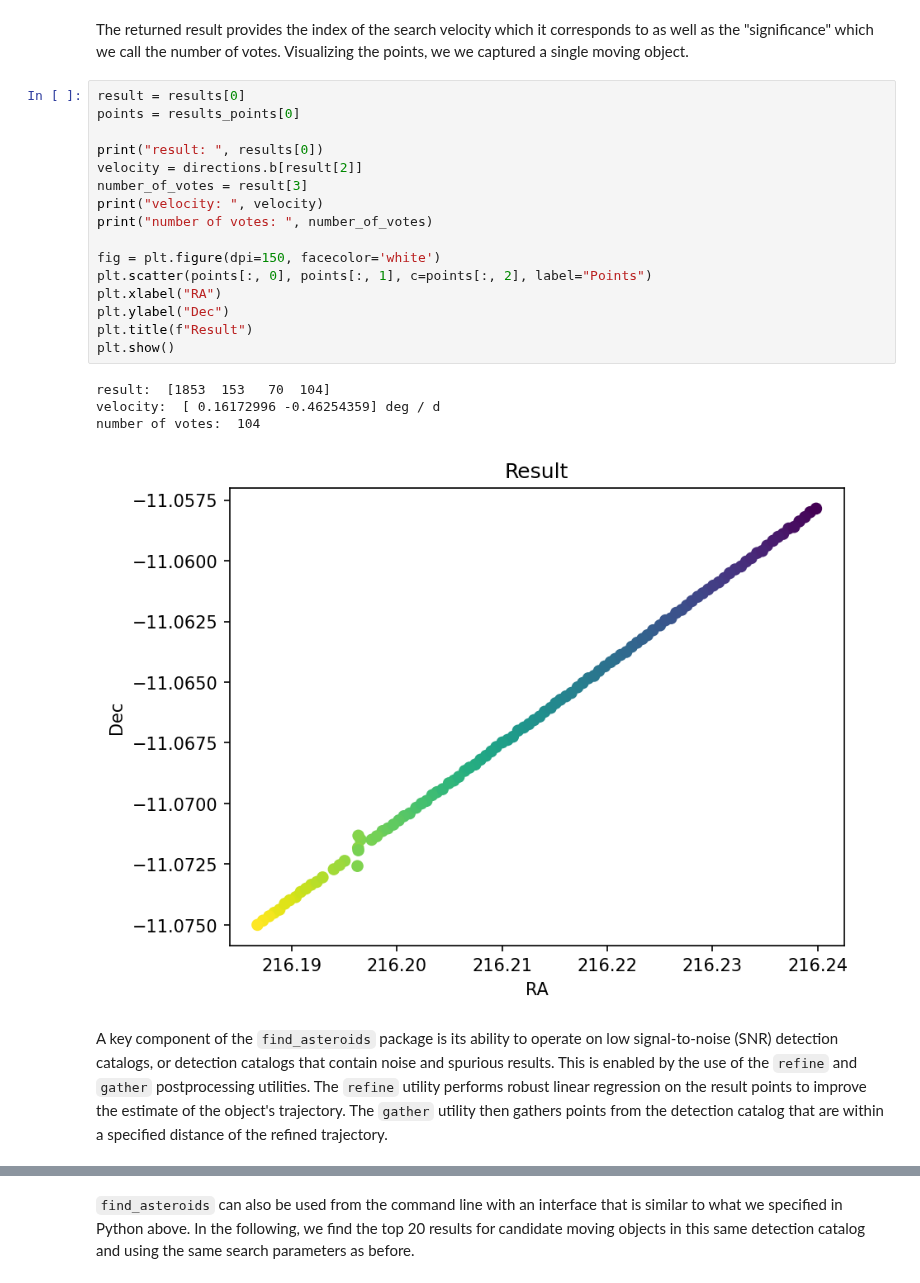
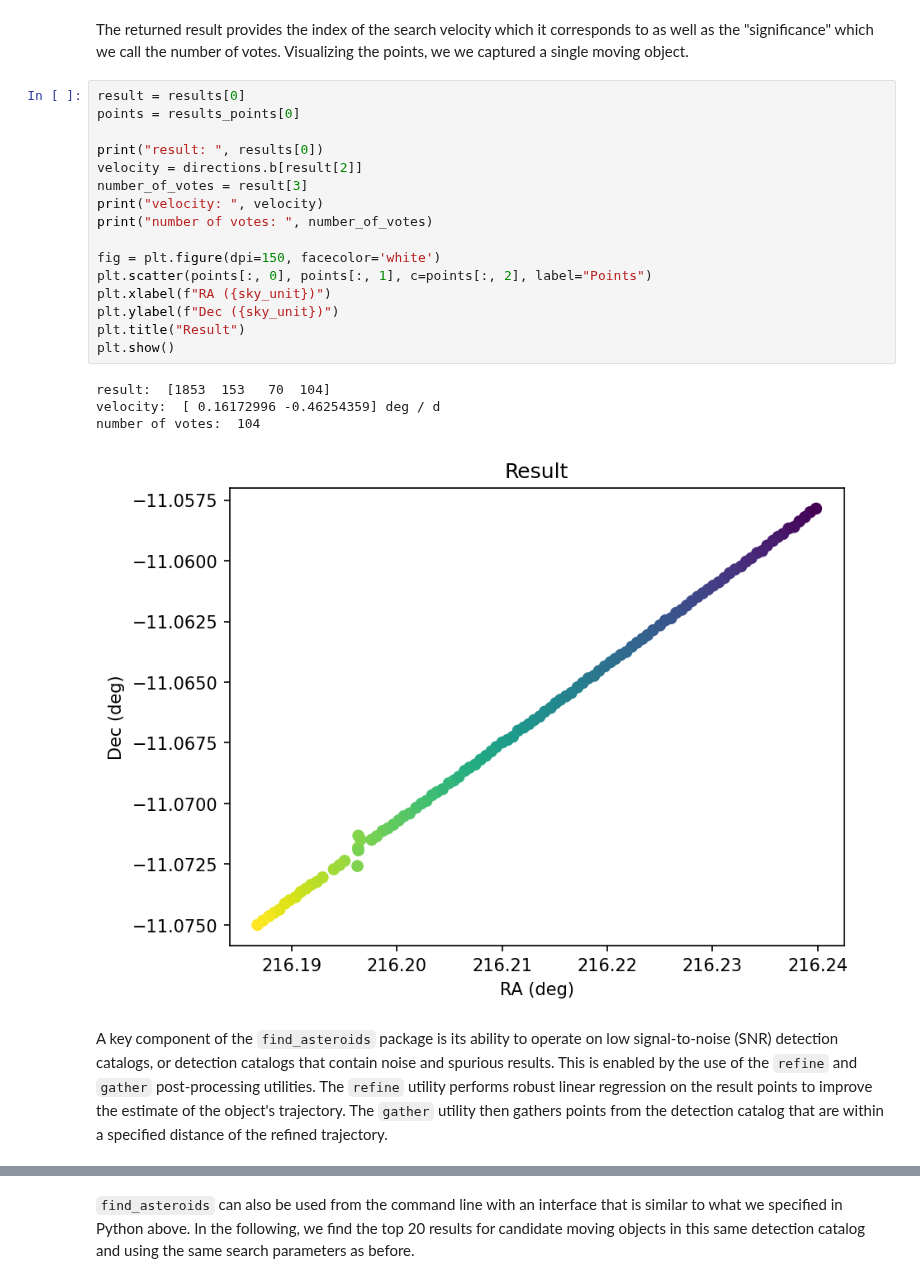
Before and after one commit to stevenstetzler/find-asteroids, a Jupyter notebook: docs/notebooks/search.ipynb, the cells around one changed output, grey strips where cells are left out. Drawn from its saved outputs; the diff is of its cells as text.

```diff
--- a/docs/notebooks/search.ipynb
+++ b/docs/notebooks/search.ipynb
@@ -66,26 +66,26 @@ The returned result provides the index of the search velocity which it correspon
 # %%
 result = results[0]
 points = results_points[0]
 
 print("result: ", results[0])
 velocity = directions.b[result[2]]
 number_of_votes = result[3]
 print("velocity: ", velocity)
 print("number of votes: ", number_of_votes)
 
 fig = plt.figure(dpi=150, facecolor='white')
 plt.scatter(points[:, 0], points[:, 1], c=points[:, 2], label="Points")
-plt.xlabel("RA")
-plt.ylabel("Dec")
-plt.title(f"Result")
+plt.xlabel(f"RA ({sky_unit})")
+plt.ylabel(f"Dec ({sky_unit})")
+plt.title("Result")
 plt.show()
 # %% [output]
 result:  [1853  153   70  104]
 velocity:  [ 0.16172996 -0.46254359] deg / d
 number of votes:  104
-[figure, old version]
+[figure, new version]
 # %% [markdown]
-A key component of the `find_asteroids` package is its ability to operate on low signal-to-noise (SNR) detection catalogs, or detection catalogs that contain noise and spurious results. This is enabled by the use of the `refine` and `gather` postprocessing utilities. The `refine` utility performs robust linear regression on the result points to improve the estimate of the object's trajectory. The `gather` utility then gathers points from the detection catalog that are within a specified distance of the refined trajectory.
+A key component of the `find_asteroids` package is its ability to operate on low signal-to-noise (SNR) detection catalogs, or detection catalogs that contain noise and spurious results. This is enabled by the use of the `refine` and `gather` post-processing utilities. The `refine` utility performs robust linear regression on the result points to improve the estimate of the object's trajectory. The `gather` utility then gathers points from the detection catalog that are within a specified distance of the refined trajectory.
 # %%
 from find_asteroids.postprocess import refine, gather
 
```
Also changed, not shown: parts of 5 cells of this notebook, 3 other files.
